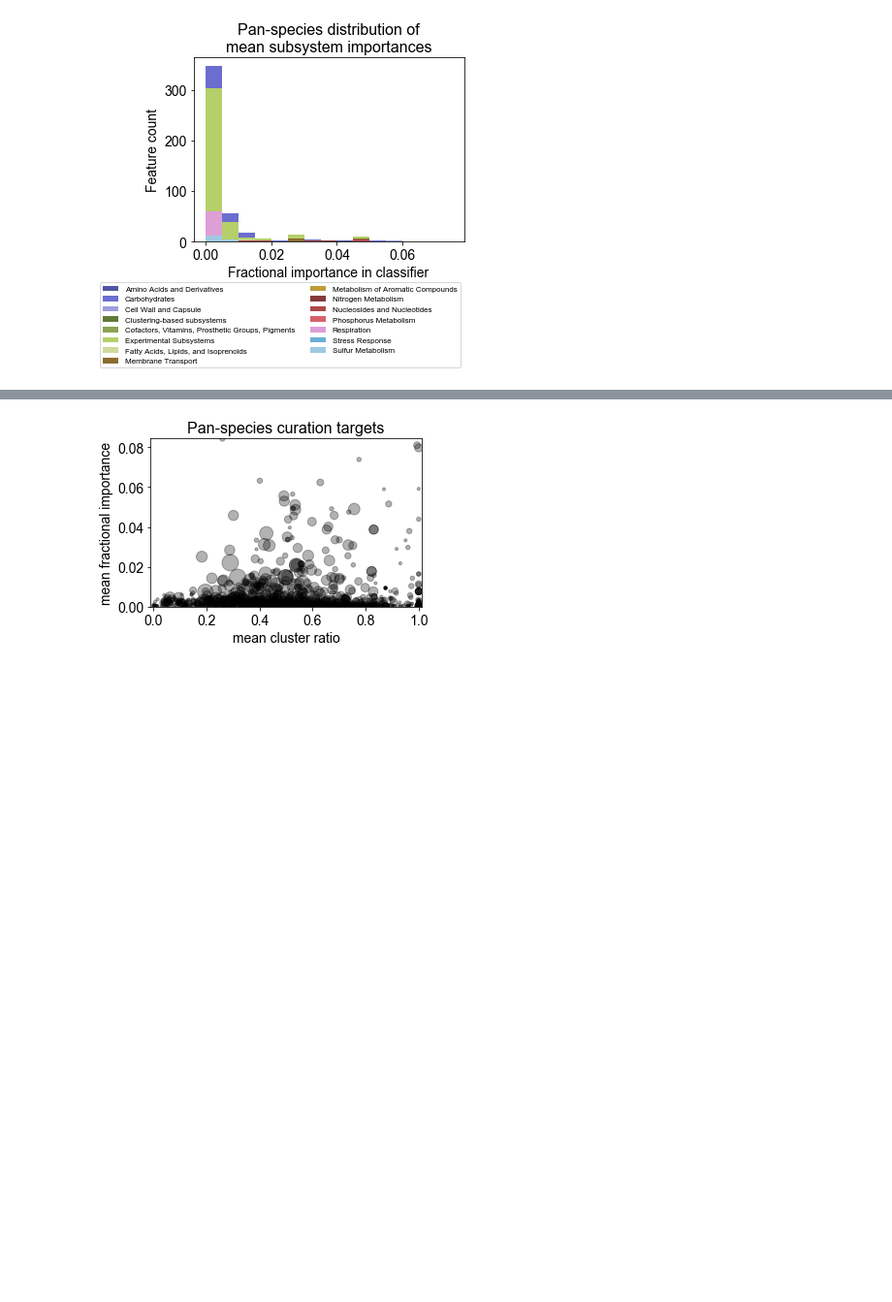
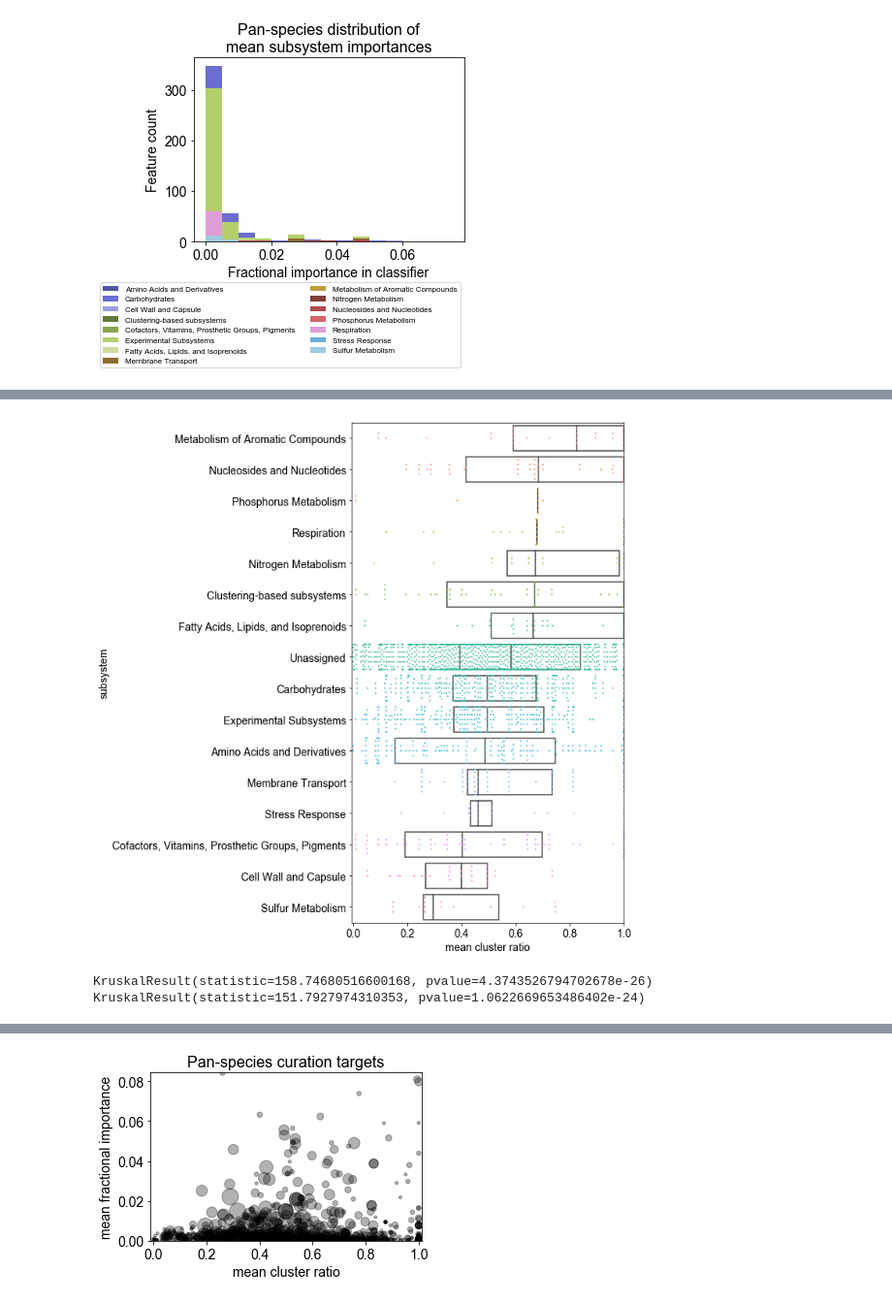
Before and after one commit to gregmedlock/ssl_ensembles, a Jupyter notebook: bin/curation_targets.ipynb, the cells around one changed output, grey strips where cells are left out. Shown at 97% size. Cells and saved outputs as stored; diff of their text form; code cells hidden in the pictures; blank space fills up the shorter version.

```diff
--- a/bin/curation_targets.ipynb
+++ b/bin/curation_targets.ipynb
@@ -594,5 +609,8 @@ subsys_to_swarmbox(classes,
 # %%
-# subsys_to_swarmbox(subclasses,
-#                    'mean fractional importance',
-#                    subsystem_level='subsystem',
-#                    fname='../results/subsystems/subsystems_subclass_summary.svg')
+cr_order = subsys_to_swarmbox(classes,
+                   value_column = 'mean cluster ratio',
+                   subsystem_level='subsystem',
+                   fname='../results/subsystems/subsystems_class_cluster_ratio_summary.svg',
+                   xlim=(-0.005,1))
+# %% [output]
+[figure, added]
@@ -603,0 +617,14 @@ subsys_to_swarmbox(classes,
+# %%
+# Perform Kruskal Wallis test for differences in population median.
+from scipy import stats
+
+print(stats.kruskal(*[classes[subsys]['mean fractional importance'] for
+   subsys in classes.keys() if
+   len(classes[subsys]['mean fractional importance']) > 10]))
+
+print(stats.kruskal(*[classes[subsys]['mean cluster ratio'] for
+   subsys in classes.keys() if
+   len(classes[subsys]['mean cluster ratio']) > 10]))
+# %% [output]
+KruskalResult(statistic=158.74680516600168, pvalue=4.3743526794702678e-26)
+KruskalResult(statistic=151.7927974310353, pvalue=1.0622669653486402e-24)
```
Also changed, not shown: parts of 9 cells of this notebook, 53 other files.
